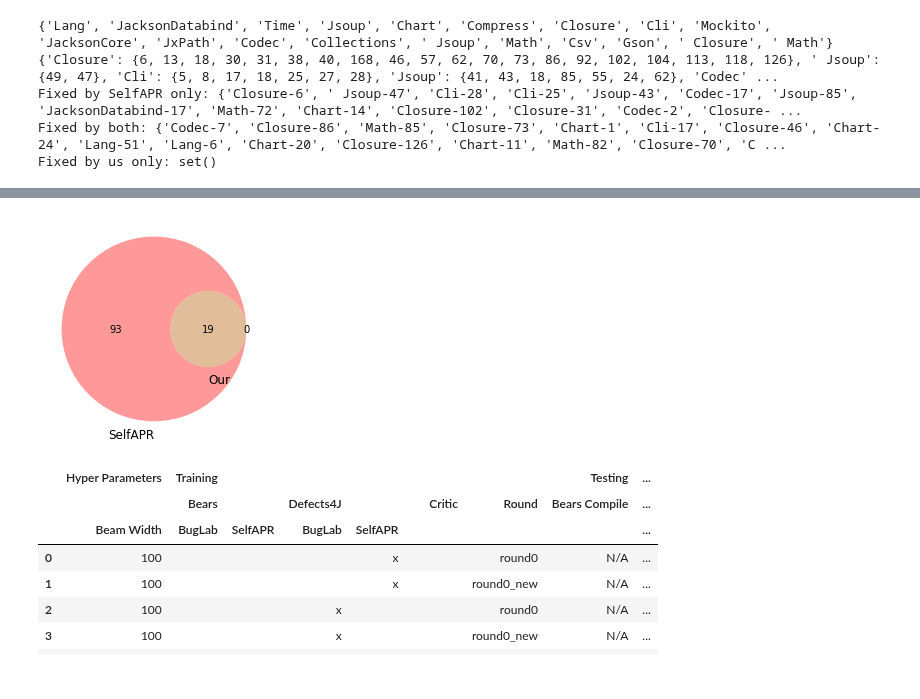
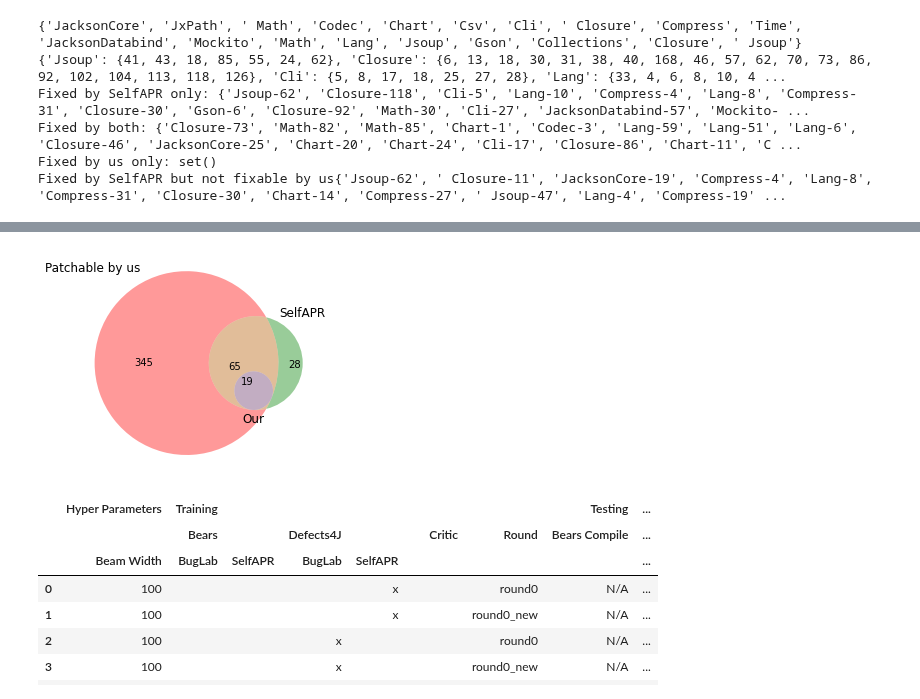
Before and after one commit to andre15silva/mufin, a Jupyter notebook: models_analysis.ipynb, the cells around one changed output, grey strips where cells are left out. Drawn from its saved outputs; the diff is of its cells as text; code cells hidden in the pictures.

```diff
--- a/models_analysis.ipynb
+++ b/models_analysis.ipynb
@@ -60,7 +62,7 @@ def get_table_entry(beam_width, critic, round_, tbb, tbs, tdb, tds, cb, tb, cd,
        }
 # %%
 #Import libraries
-from matplotlib_venn import venn2, venn2_circles, venn2_unweighted
+from matplotlib_venn import venn2, venn2_circles, venn2_unweighted, venn3
 from matplotlib import pyplot as plt
 
 def compare_selfapr(selfapr_path, path):
@@ -80,7 +82,7 @@ def compare_selfapr(selfapr_path, path):
     selfapr_df["Intersection"] = intersection
     selfapr_df["Intersection Repaired Bugs"] = intersection_list
 
-    venn2([selfapr_fixed, our_fixed], ("SelfAPR", "Our"))
+    venn3([patchable_bugs, selfapr_fixed, our_fixed], ("Patchable by us", "SelfAPR", "Our"))
 
     # Compute SelfAPR bugs for reproduction
     pids = set()
@@ -99,14 +101,16 @@ def compare_selfapr(selfapr_path, path):
     print("Fixed by SelfAPR only: " + str(selfapr_fixed - our_fixed))
     print("Fixed by both: " + str(selfapr_fixed.intersection(our_fixed)))
     print("Fixed by us only: " + str(our_fixed - selfapr_fixed))
+    print("Fixed by SelfAPR but not fixable by us" + str(selfapr_fixed - patchable_bugs))
     return selfapr_df
 
 compare_selfapr("selfapr_fixed.csv", "experiments/defects4j_buglab/round1-tests/part2/fixer/eval_defects4j_bw_100.json")
 # %% [output]
-{'Lang', 'JacksonDatabind', 'Time', 'Jsoup', 'Chart', 'Compress', 'Closure', 'Cli', 'Mockito', 'JacksonCore', 'JxPath', 'Codec', 'Collections', ' Jsoup', 'Math', 'Csv', 'Gson', ' Closure', ' Math'}
-{'Closure': {6, 13, 18, 30, 31, 38, 40, 168, 46, 57, 62, 70, 73, 86, 92, 102, 104, 113, 118, 126}, ' Jsoup': {49, 47}, 'Cli': {5, 8, 17, 18, 25, 27, 28}, 'Jsoup': {41, 43, 18, 85, 55, 24, 62}, 'Codec' ...
-Fixed by SelfAPR only: {'Closure-6', ' Jsoup-47', 'Cli-28', 'Cli-25', 'Jsoup-43', 'Codec-17', 'Jsoup-85', 'JacksonDatabind-17', 'Math-72', 'Chart-14', 'Closure-102', 'Closure-31', 'Codec-2', 'Closure- ...
-Fixed by both: {'Codec-7', 'Closure-86', 'Math-85', 'Closure-73', 'Chart-1', 'Cli-17', 'Closure-46', 'Chart-24', 'Lang-51', 'Lang-6', 'Chart-20', 'Closure-126', 'Chart-11', 'Math-82', 'Closure-70', 'C ...
+{'JacksonCore', 'JxPath', ' Math', 'Codec', 'Chart', 'Csv', 'Cli', ' Closure', 'Compress', 'Time', 'JacksonDatabind', 'Mockito', 'Math', 'Lang', 'Jsoup', 'Gson', 'Collections', 'Closure', ' Jsoup'}
+{'Jsoup': {41, 43, 18, 85, 55, 24, 62}, 'Closure': {6, 13, 18, 30, 31, 38, 40, 168, 46, 57, 62, 70, 73, 86, 92, 102, 104, 113, 118, 126}, 'Cli': {5, 8, 17, 18, 25, 27, 28}, 'Lang': {33, 4, 6, 8, 10, 4 ...
+Fixed by SelfAPR only: {'Jsoup-62', 'Closure-118', 'Cli-5', 'Lang-10', 'Compress-4', 'Lang-8', 'Compress-31', 'Closure-30', 'Gson-6', 'Closure-92', 'Math-30', 'Cli-27', 'JacksonDatabind-57', 'Mockito- ...
+Fixed by both: {'Closure-73', 'Math-82', 'Math-85', 'Chart-1', 'Codec-3', 'Lang-59', 'Lang-51', 'Lang-6', 'Closure-46', 'JacksonCore-25', 'Chart-20', 'Chart-24', 'Cli-17', 'Closure-86', 'Chart-11', 'C ...
 Fixed by us only: set()
+Fixed by SelfAPR but not fixable by us{'Jsoup-62', ' Closure-11', 'JacksonCore-19', 'Compress-4', 'Lang-8', 'Compress-31', 'Closure-30', 'Chart-14', 'Compress-27', ' Jsoup-47', 'Lang-4', 'Compress-19' ...
 |  | Perturb Actions | Repair Actions | No. bugs | Repaired Bugs | Intersection | Intersection Repaired Bugs |
 | 0 | P1 Replace type | Replace type | 3 | Math-30,Math-79,Math-57 | 0 | {} |
@@ -125,7 +129,7 @@ Fixed by us only: set()
 | 13 | P14 remove a statement | insert statement | 7 | JacksonDatabind-99,Lang-43,Jsoup-... | 2 | {Cli-17, Lang-51} |
 | 14 | P15 unwrap a statement | wrap statements | 5 | Chart-4,JacksonDatabind-49,Lang-5... | 0 | {} |
 | 15 | P16 remove a block | add a block | 9 | Cli-5,Compress-30,Compress-33,Jac... | 0 | {} |
-[figure, old version]
+[figure, new version]
 # %%
 entries = []
 
```
Also changed, not shown: parts of 2 cells of this notebook.
